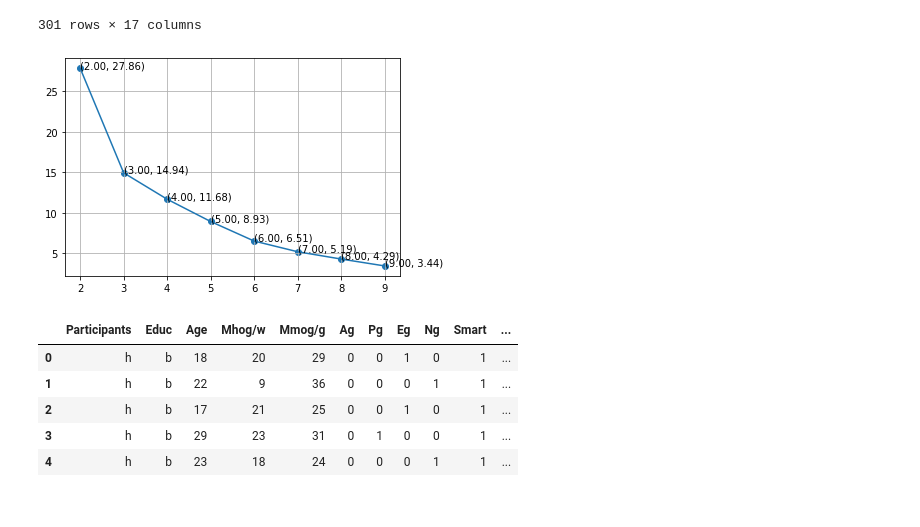
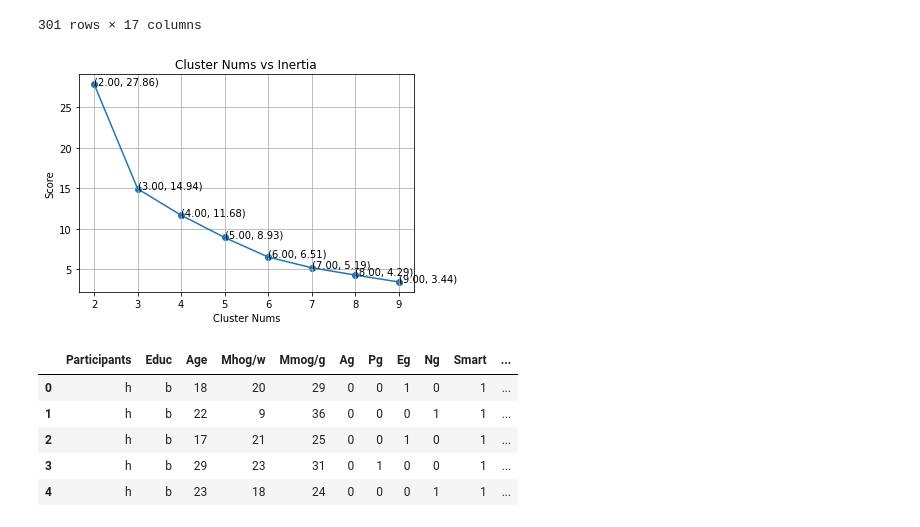
Before and after one commit to harysetiawan23/kmean, a Jupyter notebook: clustering.ipynb, the cells around one changed output. Saved outputs shown, nothing was run; the diff lists cells and outputs as text; code cells hidden in the pictures.

```diff
--- a/clustering.ipynb
+++ b/clustering.ipynb
@@ -40,15 +40,18 @@ for cluster_num in cluster_nums:
 # %%
 ## Select best cluster nums
 plt.plot(cluster_nums,cluster_score)
 plt.scatter(cluster_nums,cluster_score)
 for xy in zip(cluster_nums,cluster_score):
     plt.annotate('(%.2f, %.2f)' % xy, xy=xy)
 plt.grid(True)
+plt.xlabel("Cluster Nums")
+plt.ylabel("Score")
+plt.title("Cluster Nums vs Inertia")
 plt.show()
 
 ## From the graph, has 5 clutser
 # %% [output]
-[figure, old version]
+[figure, new version]
 # %%
 ## Add Cluster to for information
 
```
Also changed, not shown: parts of 1 cell of this notebook.
